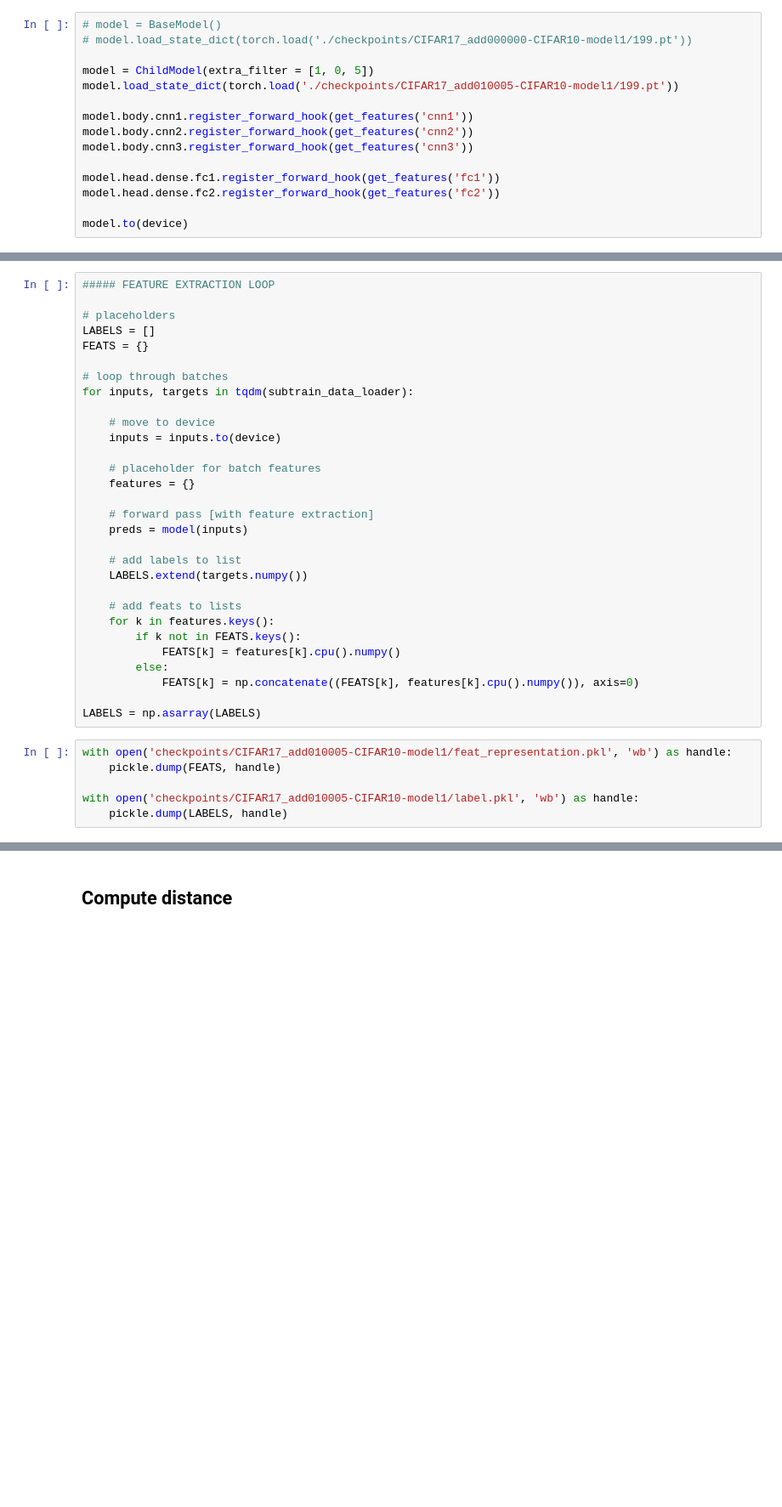
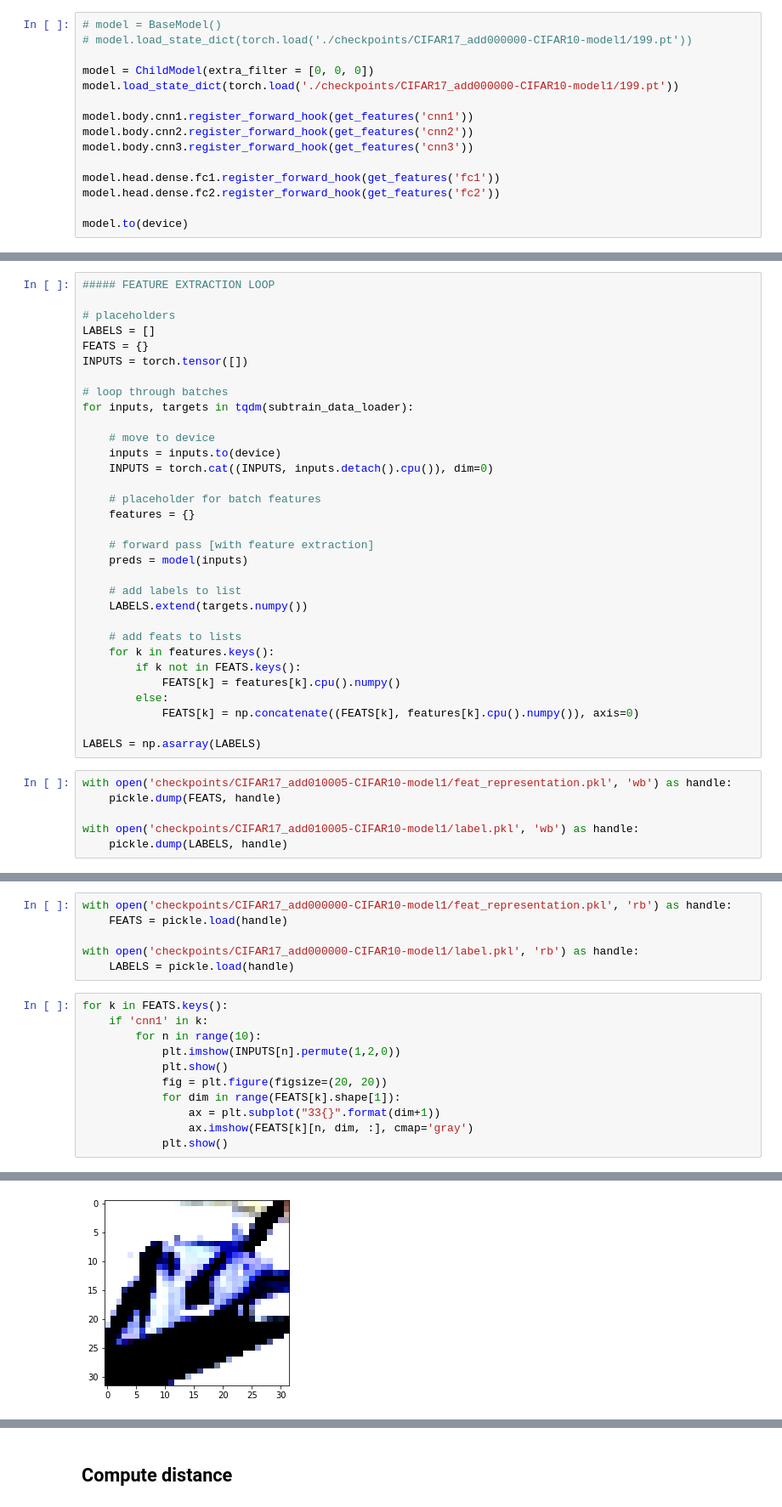
Before and after one commit to lindsey98/FYP, a Jupyter notebook: src/Kernel_dist.ipynb, the cells around one changed output, grey strips where cells are left out. Shown: that part at 85% size. Drawn from its saved outputs; the diff is of its cells as text; blank space fills up the shorter version.

```diff
--- a/src/Kernel_dist.ipynb
+++ b/src/Kernel_dist.ipynb
@@ -33,8 +34,8 @@ def get_features(name):
 # model = BaseModel()
 # model.load_state_dict(torch.load('./checkpoints/CIFAR17_add000000-CIFAR10-model1/199.pt'))
 
-model = ChildModel(extra_filter = [1, 0, 5])
-model.load_state_dict(torch.load('./checkpoints/CIFAR17_add010005-CIFAR10-model1/199.pt'))
+model = ChildModel(extra_filter = [0, 0, 0])
+model.load_state_dict(torch.load('./checkpoints/CIFAR17_add000000-CIFAR10-model1/199.pt'))
 
 model.body.cnn1.register_forward_hook(get_features('cnn1'))
 model.body.cnn2.register_forward_hook(get_features('cnn2'))
@@ -101,12 +102,14 @@ Files already downloaded and verified
 # placeholders
 LABELS = []
 FEATS = {}
+INPUTS = torch.tensor([])
 
 # loop through batches
 for inputs, targets in tqdm(subtrain_data_loader):
 
     # move to device
     inputs = inputs.to(device)
+    INPUTS = torch.cat((INPUTS, inputs.detach().cpu()), dim=0)
 
     # placeholder for batch features
     features = {}
@@ -133,0 +143,18 @@ with open('checkpoints/CIFAR17_add010005-CIFAR10-model1/label.pkl', 'wb') as han
+# %%
+with open('checkpoints/CIFAR17_add000000-CIFAR10-model1/feat_representation.pkl', 'rb') as handle:
+    FEATS = pickle.load(handle)
+
+with open('checkpoints/CIFAR17_add000000-CIFAR10-model1/label.pkl', 'rb') as handle:
+    LABELS = pickle.load(handle)
+# %%
+for k in FEATS.keys():
+    if 'cnn1' in k:
+        for n in range(10):
+            plt.imshow(INPUTS[n].permute(1,2,0))
+            plt.show()
+            fig = plt.figure(figsize=(20, 20))
+            for dim in range(FEATS[k].shape[1]):
+                ax = plt.subplot("33{}".format(dim+1))
+                ax.imshow(FEATS[k][n, dim, :], cmap='gray')
+            plt.show()
+# %% [output]
@@ -133,0 +162 @@ with open('checkpoints/CIFAR17_add010005-CIFAR10-model1/label.pkl', 'wb') as han
+[figure, added]
```
Also changed, not shown: parts of 5 cells of this notebook.
